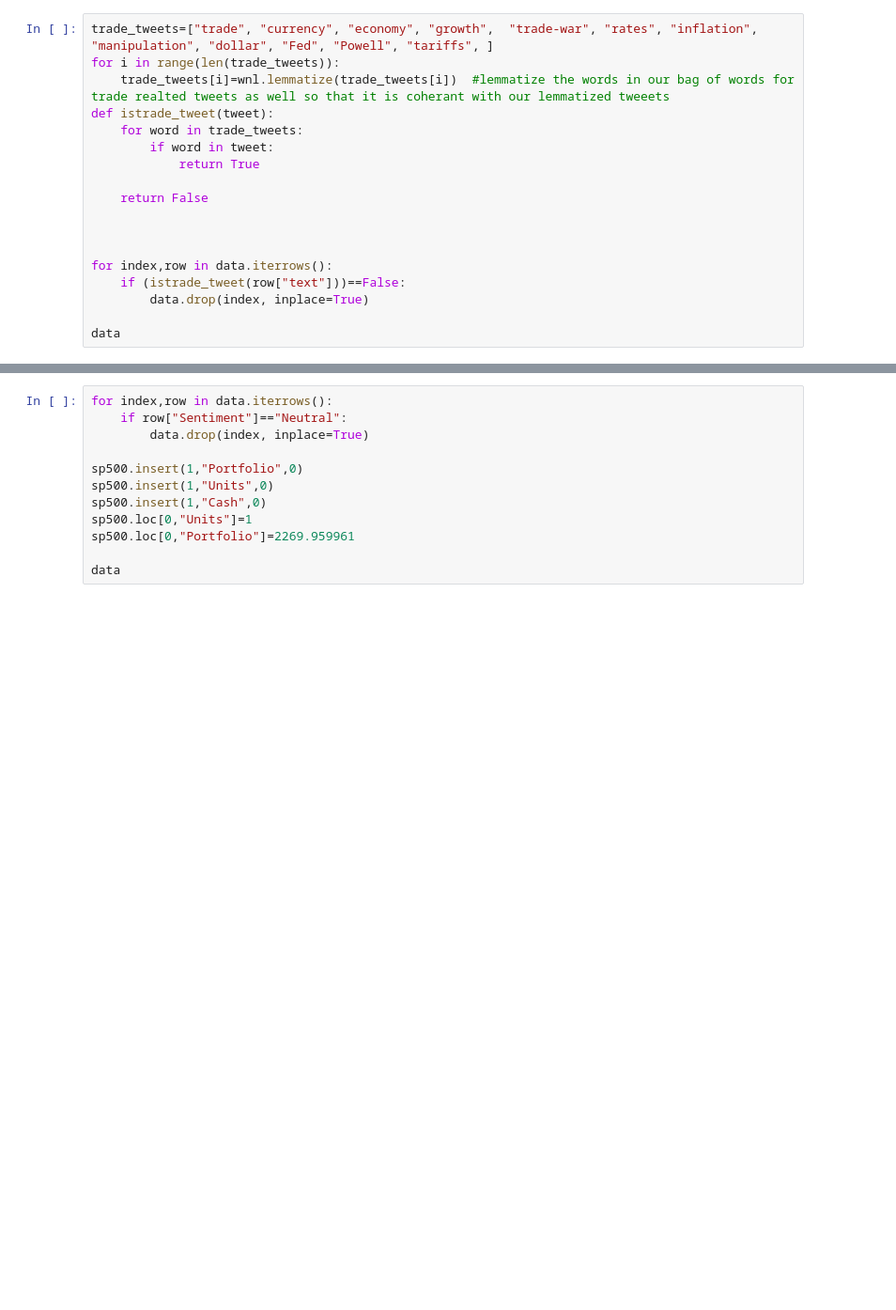
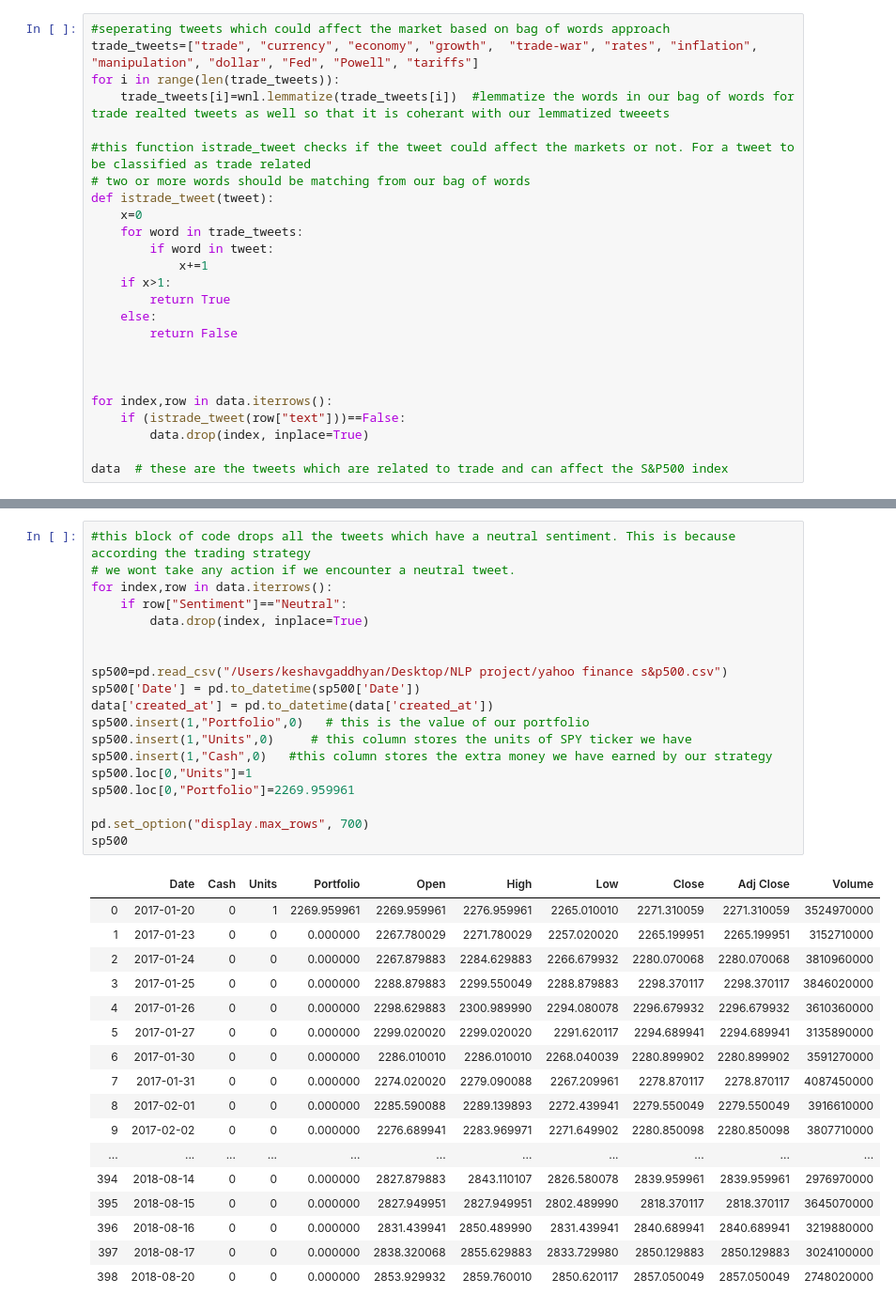
Before and after one commit to keshavgaddhyan/nlp-twitter-sentiment, a Jupyter notebook: nlp.ipynb, the cells around one changed output, grey strips where cells are left out. Shown at 94% size. Cells and saved outputs as stored; diff of their text form; blank space fills up the shorter version.

```diff
--- a/nlp.ipynb
+++ b/nlp.ipynb
@@ -90,13 +87,20 @@ Words: 0.072*"job" + 0.055*"ha" + 0.053*"great" + 0.051*"military" + 0.043*"crim
 # %%
-trade_tweets=["trade", "currency", "economy", "growth",  "trade-war", "rates", "inflation", "manipulation", "dollar", "Fed", "Powell", "tariffs", ]
+#seperating tweets which could affect the market based on bag of words approach
+trade_tweets=["trade", "currency", "economy", "growth",  "trade-war", "rates", "inflation", "manipulation", "dollar", "Fed", "Powell", "tariffs"]
 for i in range(len(trade_tweets)):
     trade_tweets[i]=wnl.lemmatize(trade_tweets[i])  #lemmatize the words in our bag of words for trade realted tweets as well so that it is coherant with our lemmatized tweeets
+
+#this function istrade_tweet checks if the tweet could affect the markets or not. For a tweet to be classified as trade related
+# two or more words should be matching from our bag of words
 def istrade_tweet(tweet):
+    x=0
     for word in trade_tweets:
         if word in tweet:
-            return True
-
-    return False
+            x+=1
+    if x>1:
+        return True
+    else:
+        return False
 
 
 
@@ -104,4 +108,4 @@ for index,row in data.iterrows():
     if (istrade_tweet(row["text"]))==False:
         data.drop(index, inplace=True)
 
-data
+data  # these are the tweets which are related to trade and can affect the S&P500 index
@@ -142,12 +168,37 @@ sp500.set_index('Date')['Close'].plot();
 # %%
+#this block of code drops all the tweets which have a neutral sentiment. This is because according the trading strategy
+# we wont take any action if we encounter a neutral tweet.
 for index,row in data.iterrows():
     if row["Sentiment"]=="Neutral":
         data.drop(index, inplace=True)
 
-sp500.insert(1,"Portfolio",0)
-sp500.insert(1,"Units",0)
-sp500.insert(1,"Cash",0)
+
+sp500=pd.read_csv("/Users/keshavgaddhyan/Desktop/NLP project/yahoo finance s&p500.csv")
+sp500['Date'] = pd.to_datetime(sp500['Date'])
+data['created_at'] = pd.to_datetime(data['created_at'])
+sp500.insert(1,"Portfolio",0)   # this is the value of our portfolio
+sp500.insert(1,"Units",0)     # this column stores the units of SPY ticker we have
+sp500.insert(1,"Cash",0)   #this column stores the extra money we have earned by our strategy
 sp500.loc[0,"Units"]=1
 sp500.loc[0,"Portfolio"]=2269.959961
 
-data
+pd.set_option("display.max_rows", 700)
+sp500
+# %% [output]
+|  | Date | Cash | Units | Portfolio | Open | High | Low | Close | Adj Close | Volume |
+| 0 | 2017-01-20 | 0 | 1 | 2269.959961 | 2269.959961 | 2276.959961 | 2265.010010 | 2271.310059 | 2271.310059 | 3524970000 |
+| 1 | 2017-01-23 | 0 | 0 | 0.000000 | 2267.780029 | 2271.780029 | 2257.020020 | 2265.199951 | 2265.199951 | 3152710000 |
+| 2 | 2017-01-24 | 0 | 0 | 0.000000 | 2267.879883 | 2284.629883 | 2266.679932 | 2280.070068 | 2280.070068 | 3810960000 |
+| 3 | 2017-01-25 | 0 | 0 | 0.000000 | 2288.879883 | 2299.550049 | 2288.879883 | 2298.370117 | 2298.370117 | 3846020000 |
+| 4 | 2017-01-26 | 0 | 0 | 0.000000 | 2298.629883 | 2300.989990 | 2294.080078 | 2296.679932 | 2296.679932 | 3610360000 |
+| 5 | 2017-01-27 | 0 | 0 | 0.000000 | 2299.020020 | 2299.020020 | 2291.620117 | 2294.689941 | 2294.689941 | 3135890000 |
+| 6 | 2017-01-30 | 0 | 0 | 0.000000 | 2286.010010 | 2286.010010 | 2268.040039 | 2280.899902 | 2280.899902 | 3591270000 |
+| 7 | 2017-01-31 | 0 | 0 | 0.000000 | 2274.020020 | 2279.090088 | 2267.209961 | 2278.870117 | 2278.870117 | 4087450000 |
+| 8 | 2017-02-01 | 0 | 0 | 0.000000 | 2285.590088 | 2289.139893 | 2272.439941 | 2279.550049 | 2279.550049 | 3916610000 |
+| 9 | 2017-02-02 | 0 | 0 | 0.000000 | 2276.689941 | 2283.969971 | 2271.649902 | 2280.850098 | 2280.850098 | 3807710000 |
+| ... | ... | ... | ... | ... | ... | ... | ... | ... | ... | ... |
+| 394 | 2018-08-14 | 0 | 0 | 0.000000 | 2827.879883 | 2843.110107 | 2826.580078 | 2839.959961 | 2839.959961 | 2976970000 |
+| 395 | 2018-08-15 | 0 | 0 | 0.000000 | 2827.949951 | 2827.949951 | 2802.489990 | 2818.370117 | 2818.370117 | 3645070000 |
+| 396 | 2018-08-16 | 0 | 0 | 0.000000 | 2831.439941 | 2850.489990 | 2831.439941 | 2840.689941 | 2840.689941 | 3219880000 |
+| 397 | 2018-08-17 | 0 | 0 | 0.000000 | 2838.320068 | 2855.629883 | 2833.729980 | 2850.129883 | 2850.129883 | 3024100000 |
+| 398 | 2018-08-20 | 0 | 0 | 0.000000 | 2853.929932 | 2859.760010 | 2850.620117 | 2857.050049 | 2857.050049 | 2748020000 |
```
Also changed, not shown: parts of 9 cells of this notebook.
